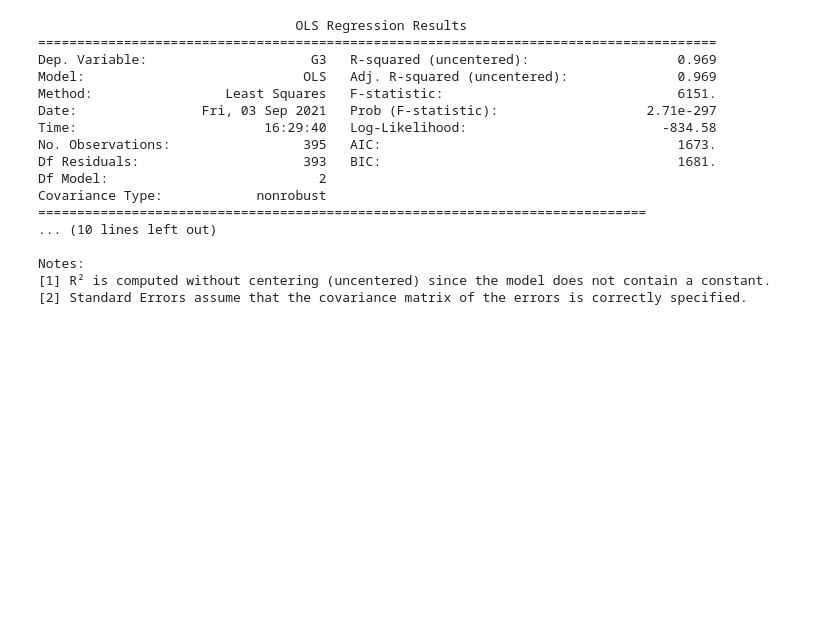
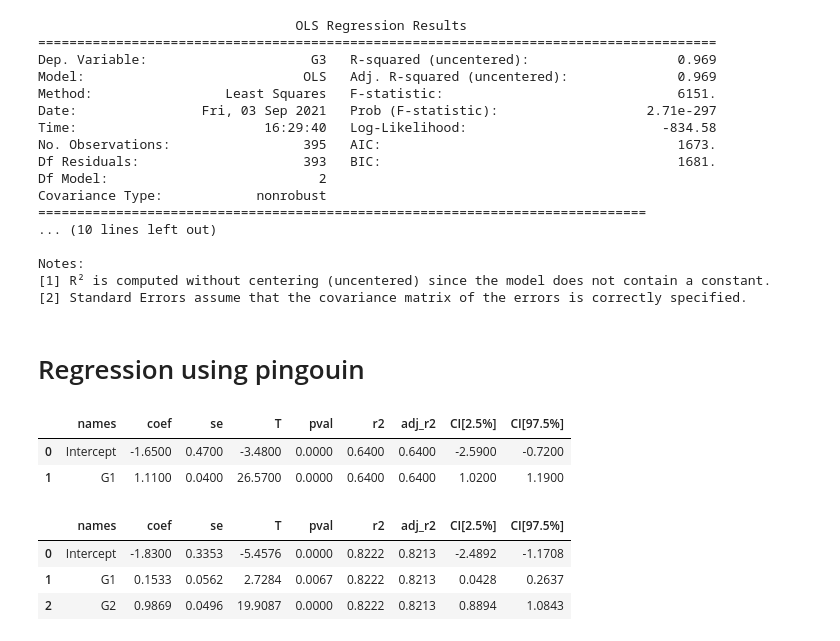
Before and after one commit to sandramwende/Statistics-in-python, a Jupyter notebook: statistics with python.ipynb, the cells around one changed output. Saved outputs shown, nothing was run; the diff lists cells and outputs as text; code cells hidden in the pictures; blank space fills up the shorter version.

```diff
--- a/statistics with python.ipynb
+++ b/statistics with python.ipynb
@@ -762,3 +825,12 @@ Covariance Type:            nonrobust
 Notes:
 [1] R² is computed without centering (uncentered) since the model does not contain a constant.
 [2] Standard Errors assume that the covariance matrix of the errors is correctly specified.
+# %% [markdown]
+# Regression using pingouin
+# %%
+lm = pg.linear_regression(Students_data.G1, Students_data.G3)
+lm.round(2)
+# %% [output]
+|  | names | coef | se | T | pval | r2 | adj_r2 | CI[2.5%] | CI[97.5%] |
+| 0 | Intercept | -1.6500 | 0.4700 | -3.4800 | 0.0000 | 0.6400 | 0.6400 | -2.5900 | -0.7200 |
+| 1 | G1 | 1.1100 | 0.0400 | 26.5700 | 0.0000 | 0.6400 | 0.6400 | 1.0200 | 1.1900 |
@@ -764,0 +839,8 @@ Notes:
+# %%
+lm = pg.linear_regression(Students_data[['G1','G2']], Students_data.G3)
+lm
+# %% [output]
+|  | names | coef | se | T | pval | r2 | adj_r2 | CI[2.5%] | CI[97.5%] |
+| 0 | Intercept | -1.8300 | 0.3353 | -5.4576 | 0.0000 | 0.8222 | 0.8213 | -2.4892 | -1.1708 |
+| 1 | G1 | 0.1533 | 0.0562 | 2.7284 | 0.0067 | 0.8222 | 0.8213 | 0.0428 | 0.2637 |
+| 2 | G2 | 0.9869 | 0.0496 | 19.9087 | 0.0000 | 0.8222 | 0.8213 | 0.8894 | 1.0843 |
```
Also changed, not shown: parts of 17 cells of this notebook.
